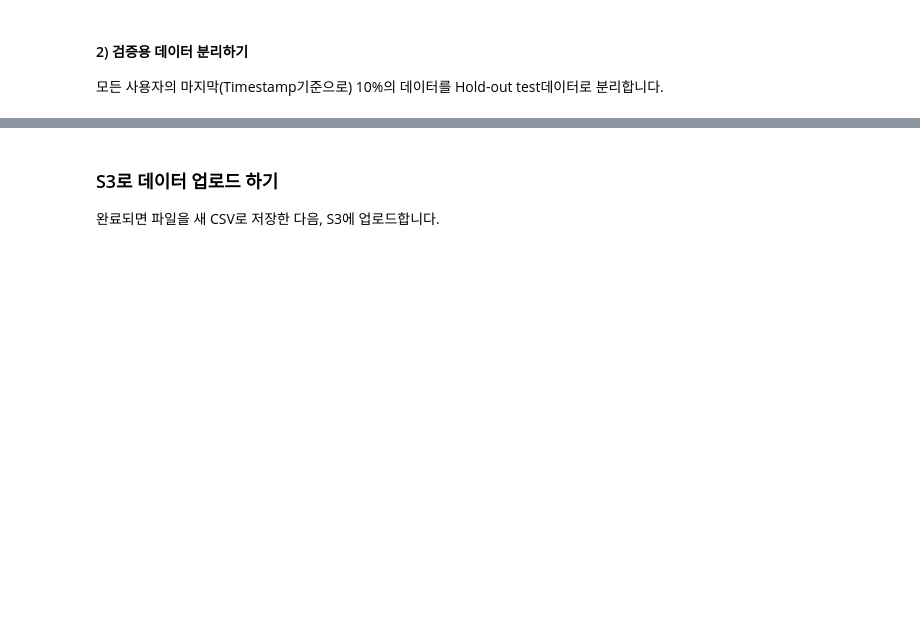
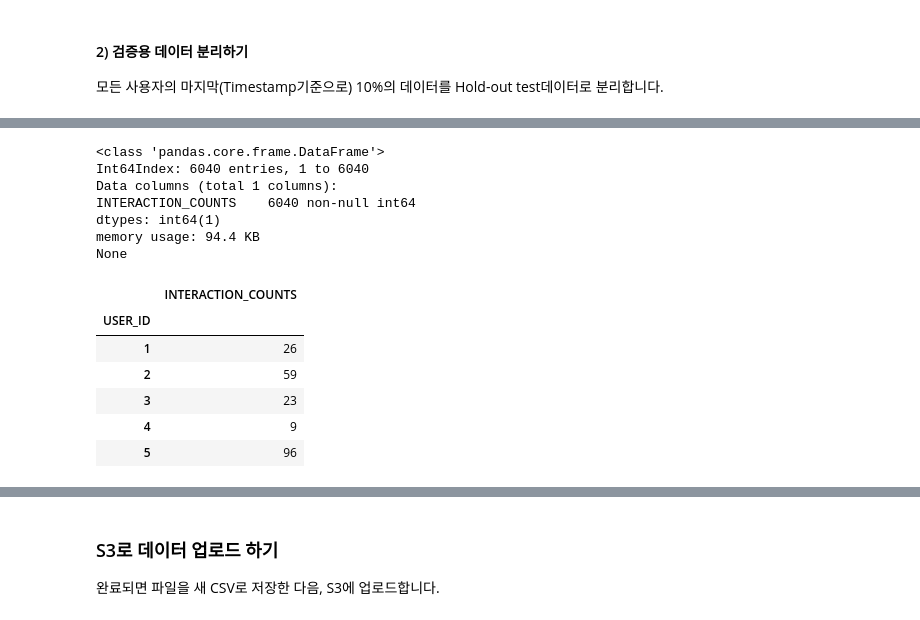
Before and after one commit to jihys/startup-personalize-workshop, a Jupyter notebook: 1.Validating_and_Importing_User_Item_Interaction_Data.ipynb, the cells around one changed output, grey strips where cells are left out. Drawn from its saved outputs; the diff is of its cells as text; code cells hidden in the pictures; blank space fills up the shorter version.

```diff
--- a/1.Validating_and_Importing_User_Item_Interaction_Data.ipynb
+++ b/1.Validating_and_Importing_User_Item_Interaction_Data.ipynb
@@ -157,0 +244,19 @@ holdout
+# %%
+user_activity_counts = df.groupby("USER_ID").count().loc[:,["EVENT_TYPE"]].rename(columns={"EVENT_TYPE":"INTERACTION_COUNTS"})
+print(user_activity_counts.info())
+user_activity_counts.head()
+# %% [output]
+<class 'pandas.core.frame.DataFrame'>
+Int64Index: 6040 entries, 1 to 6040
+Data columns (total 1 columns):
+INTERACTION_COUNTS    6040 non-null int64
+dtypes: int64(1)
+memory usage: 94.4 KB
+None
+|  | INTERACTION_COUNTS |
+| USER_ID |  |
+| 1 | 26 |
+| 2 | 59 |
+| 3 | 23 |
+| 4 | 9 |
+| 5 | 96 |
```
Also changed, not shown: parts of 31 cells of this notebook, 9 other files.
